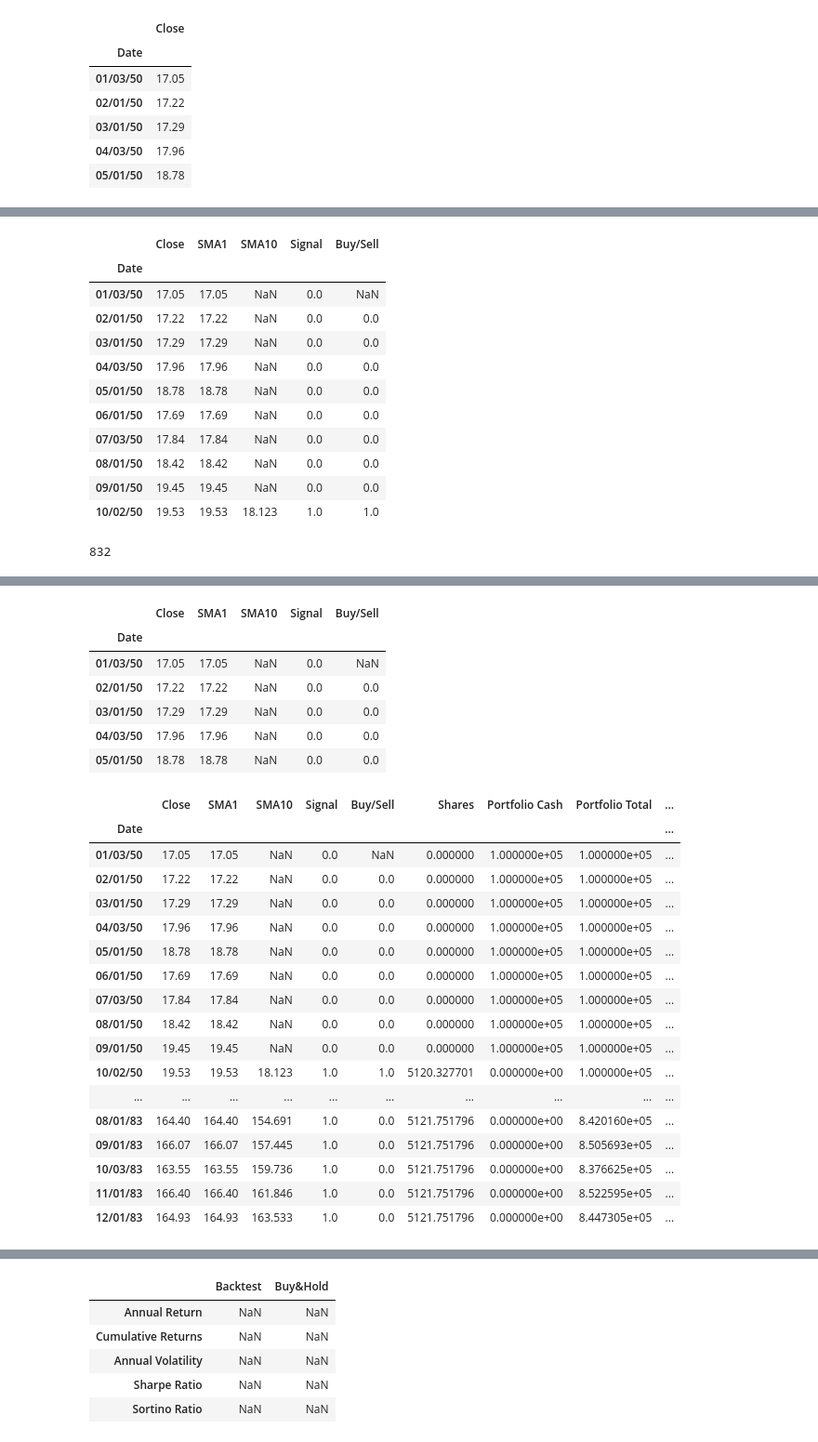
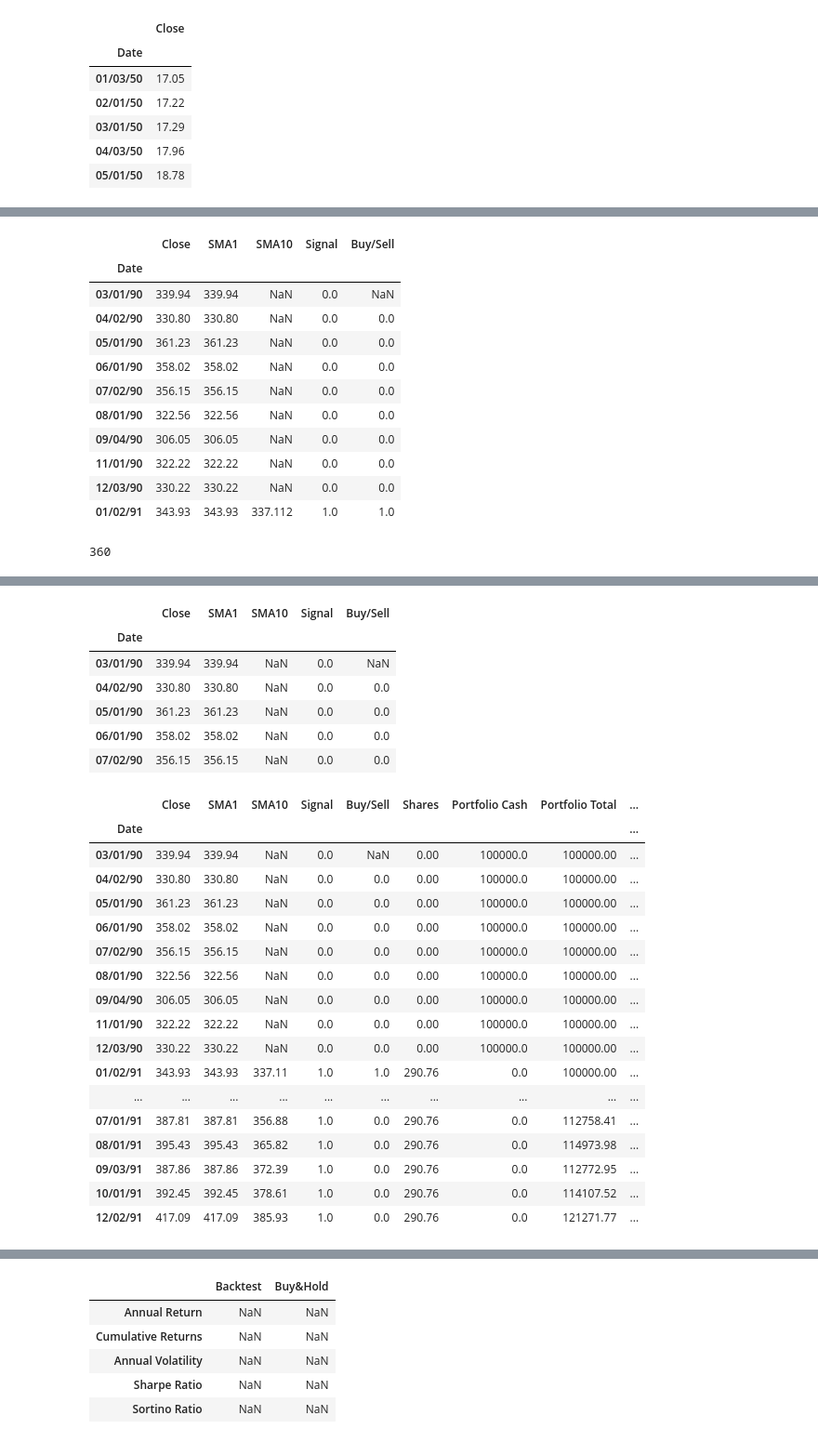
Before and after one commit to Akstiner96/Project_2_dream_team, a Jupyter notebook: chris_final4.ipynb, the cells around one changed output, grey strips where cells are left out. Shown at 93% size. Saved outputs shown, nothing was run; the diff lists cells and outputs as text; code cells hidden in the pictures.

```diff
--- a/chris_final4.ipynb
+++ b/chris_final4.ipynb
@@ -90,3 +100,7 @@ signals_df.head()
 | 03/01/50 | 17.29 |
 | 04/03/50 | 17.96 |
 | 05/01/50 | 18.78 |
+# %%
+#Slice out last 30 years of data
+signals_df = signals_df.iloc[-360:]
+signals_df.head(10)
@@ -120,20 +147,20 @@ signals_df.head(10)
 # %% [output]
 |  | Close | SMA1 | SMA10 | Signal | Buy/Sell |
 | Date |  |  |  |  |  |
-| 01/03/50 | 17.05 | 17.05 | NaN | 0.0 | NaN |
-| 02/01/50 | 17.22 | 17.22 | NaN | 0.0 | 0.0 |
-| 03/01/50 | 17.29 | 17.29 | NaN | 0.0 | 0.0 |
-| 04/03/50 | 17.96 | 17.96 | NaN | 0.0 | 0.0 |
-| 05/01/50 | 18.78 | 18.78 | NaN | 0.0 | 0.0 |
-| 06/01/50 | 17.69 | 17.69 | NaN | 0.0 | 0.0 |
-| 07/03/50 | 17.84 | 17.84 | NaN | 0.0 | 0.0 |
-| 08/01/50 | 18.42 | 18.42 | NaN | 0.0 | 0.0 |
-| 09/01/50 | 19.45 | 19.45 | NaN | 0.0 | 0.0 |
-| 10/02/50 | 19.53 | 19.53 | 18.123 | 1.0 | 1.0 |
+| 03/01/90 | 339.94 | 339.94 | NaN | 0.0 | NaN |
+| 04/02/90 | 330.80 | 330.80 | NaN | 0.0 | 0.0 |
+| 05/01/90 | 361.23 | 361.23 | NaN | 0.0 | 0.0 |
+| 06/01/90 | 358.02 | 358.02 | NaN | 0.0 | 0.0 |
+| 07/02/90 | 356.15 | 356.15 | NaN | 0.0 | 0.0 |
+| 08/01/90 | 322.56 | 322.56 | NaN | 0.0 | 0.0 |
+| 09/04/90 | 306.05 | 306.05 | NaN | 0.0 | 0.0 |
+| 11/01/90 | 322.22 | 322.22 | NaN | 0.0 | 0.0 |
+| 12/03/90 | 330.22 | 330.22 | NaN | 0.0 | 0.0 |
+| 01/02/91 | 343.93 | 343.93 | 337.112 | 1.0 | 1.0 |
 # %%
 len(signals_df)
 # %% [output]
-832
+360
 # %%
 # Visualize exit position relative to close price
 exit = signals_df[signals_df['Buy/Sell'] == -1.0]['Close'].hvplot.scatter(
@@ -182,11 +209,11 @@ signals_df.head()
 # %% [output]
 |  | Close | SMA1 | SMA10 | Signal | Buy/Sell |
 | Date |  |  |  |  |  |
-| 01/03/50 | 17.05 | 17.05 | NaN | 0.0 | NaN |
-| 02/01/50 | 17.22 | 17.22 | NaN | 0.0 | 0.0 |
-| 03/01/50 | 17.29 | 17.29 | NaN | 0.0 | 0.0 |
-| 04/03/50 | 17.96 | 17.96 | NaN | 0.0 | 0.0 |
-| 05/01/50 | 18.78 | 18.78 | NaN | 0.0 | 0.0 |
+| 03/01/90 | 339.94 | 339.94 | NaN | 0.0 | NaN |
+| 04/02/90 | 330.80 | 330.80 | NaN | 0.0 | 0.0 |
+| 05/01/90 | 361.23 | 361.23 | NaN | 0.0 | 0.0 |
+| 06/01/90 | 358.02 | 358.02 | NaN | 0.0 | 0.0 |
+| 07/02/90 | 356.15 | 356.15 | NaN | 0.0 | 0.0 |
 # %%
 
 # Add share and cash columns
@@ -224,54 +251,55 @@ for index, row in signals_df.iterrows():
     # If the signal is sell, update the cash column using cash variable
     else:
 
         row['Buy/Sell'] == 0
         if row['Signal']== 1:
             row['Portfolio Cash'] = 0
             row["Shares"]= shares
         elif row['Signal'] == 0:
             row['Portfolio Cash'] = cash
 
 # Add a Portfolio Total column
 signals_df['Portfolio Total'] = signals_df['Portfolio Cash'] + (signals_df['Shares']*signals_df['Close'])
 
 # Calculate how many shares a buy and hold investor could buy at the start of the comparison. Use end of long window as start.
 buy_and_hold_shares = buy_and_hold_cash/signals_df['Close'].iloc[long_window-1]
 
 # Add a buy and hold total column for comparison, set the first(long window) to 100000 so both portfolios are at 100000 at the
 #end of the long window calculation
 signals_df["Buy&Hold Total"]= buy_and_hold_shares * signals_df['Close']
 signals_df["Buy&Hold Total"][0:long_window-1] = buy_and_hold_cash
 
 # Calculate the portfolio daily returns
-signals_df['Portfolio Daily Returns'] = signals_df['Portfolio Total'].pct_change()
-signals_df['Buy&Hold Daily Returns']= signals_df['Buy&Hold Total'].pct_change()
+signals_df['Portfolio Monthly Returns'] = signals_df['Portfolio Total'].pct_change()
+signals_df['Buy&Hold Monthly Returns']= signals_df['Buy&Hold Total'].pct_change()
 
 # Calculate the cumulative returns
-signals_df['Portfolio Cum Returns'] = (1 + signals_df['Portfolio Daily Returns']).cumprod() - 1
-signals_df['Buy&Hold Cum Returns'] = (1 + signals_df['Buy&Hold Daily Returns']).cumprod() - 1
+signals_df['Portfolio Cum Returns'] = (1 + signals_df['Portfolio Monthly Returns']).cumprod() - 1
+signals_df['Buy&Hold Cum Returns'] = (1 + signals_df['Buy&Hold Monthly Returns']).cumprod() - 1
 
 # Print the DataFrame
 pd.set_option("display.max_rows", None, "display.max_columns", None)
-signals_df.tail(1000)
+signals_df = signals_df.round(2)
+signals_df.head(20)
 # %% [output]
 |  | Close | SMA1 | SMA10 | Signal | Buy/Sell | Shares | Portfolio Cash | Portfolio Total | ... |
 | Date |  |  |  |  |  |  |  |  | ... |
-| 01/03/50 | 17.05 | 17.05 | NaN | 0.0 | NaN | 0.000000 | 1.000000e+05 | 1.000000e+05 | ... |
-| 02/01/50 | 17.22 | 17.22 | NaN | 0.0 | 0.0 | 0.000000 | 1.000000e+05 | 1.000000e+05 | ... |
-| 03/01/50 | 17.29 | 17.29 | NaN | 0.0 | 0.0 | 0.000000 | 1.000000e+05 | 1.000000e+05 | ... |
-| 04/03/50 | 17.96 | 17.96 | NaN | 0.0 | 0.0 | 0.000000 | 1.000000e+05 | 1.000000e+05 | ... |
-| 05/01/50 | 18.78 | 18.78 | NaN | 0.0 | 0.0 | 0.000000 | 1.000000e+05 | 1.000000e+05 | ... |
-| 06/01/50 | 17.69 | 17.69 | NaN | 0.0 | 0.0 | 0.000000 | 1.000000e+05 | 1.000000e+05 | ... |
-| 07/03/50 | 17.84 | 17.84 | NaN | 0.0 | 0.0 | 0.000000 | 1.000000e+05 | 1.000000e+05 | ... |
-| 08/01/50 | 18.42 | 18.42 | NaN | 0.0 | 0.0 | 0.000000 | 1.000000e+05 | 1.000000e+05 | ... |
-| 09/01/50 | 19.45 | 19.45 | NaN | 0.0 | 0.0 | 0.000000 | 1.000000e+05 | 1.000000e+05 | ... |
-| 10/02/50 | 19.53 | 19.53 | 18.123 | 1.0 | 1.0 | 5120.327701 | 0.000000e+00 | 1.000000e+05 | ... |
+| 03/01/90 | 339.94 | 339.94 | NaN | 0.0 | NaN | 0.00 | 100000.0 | 100000.00 | ... |
+| 04/02/90 | 330.80 | 330.80 | NaN | 0.0 | 0.0 | 0.00 | 100000.0 | 100000.00 | ... |
+| 05/01/90 | 361.23 | 361.23 | NaN | 0.0 | 0.0 | 0.00 | 100000.0 | 100000.00 | ... |
+| 06/01/90 | 358.02 | 358.02 | NaN | 0.0 | 0.0 | 0.00 | 100000.0 | 100000.00 | ... |
+| 07/02/90 | 356.15 | 356.15 | NaN | 0.0 | 0.0 | 0.00 | 100000.0 | 100000.00 | ... |
+| 08/01/90 | 322.56 | 322.56 | NaN | 0.0 | 0.0 | 0.00 | 100000.0 | 100000.00 | ... |
+| 09/04/90 | 306.05 | 306.05 | NaN | 0.0 | 0.0 | 0.00 | 100000.0 | 100000.00 | ... |
+| 11/01/90 | 322.22 | 322.22 | NaN | 0.0 | 0.0 | 0.00 | 100000.0 | 100000.00 | ... |
+| 12/03/90 | 330.22 | 330.22 | NaN | 0.0 | 0.0 | 0.00 | 100000.0 | 100000.00 | ... |
+| 01/02/91 | 343.93 | 343.93 | 337.11 | 1.0 | 1.0 | 290.76 | 0.0 | 100000.00 | ... |
 | ... | ... | ... | ... | ... | ... | ... | ... | ... | ... |
-| 08/01/83 | 164.40 | 164.40 | 154.691 | 1.0 | 0.0 | 5121.751796 | 0.000000e+00 | 8.420160e+05 | ... |
-| 09/01/83 | 166.07 | 166.07 | 157.445 | 1.0 | 0.0 | 5121.751796 | 0.000000e+00 | 8.505693e+05 | ... |
-| 10/03/83 | 163.55 | 163.55 | 159.736 | 1.0 | 0.0 | 5121.751796 | 0.000000e+00 | 8.376625e+05 | ... |
-| 11/01/83 | 166.40 | 166.40 | 161.846 | 1.0 | 0.0 | 5121.751796 | 0.000000e+00 | 8.522595e+05 | ... |
-| 12/01/83 | 164.93 | 164.93 | 163.533 | 1.0 | 0.0 | 5121.751796 | 0.000000e+00 | 8.447305e+05 | ... |
+| 07/01/91 | 387.81 | 387.81 | 356.88 | 1.0 | 0.0 | 290.76 | 0.0 | 112758.41 | ... |
+| 08/01/91 | 395.43 | 395.43 | 365.82 | 1.0 | 0.0 | 290.76 | 0.0 | 114973.98 | ... |
+| 09/03/91 | 387.86 | 387.86 | 372.39 | 1.0 | 0.0 | 290.76 | 0.0 | 112772.95 | ... |
+| 10/01/91 | 392.45 | 392.45 | 378.61 | 1.0 | 0.0 | 290.76 | 0.0 | 114107.52 | ... |
+| 12/02/91 | 417.09 | 417.09 | 385.93 | 1.0 | 0.0 | 290.76 | 0.0 | 121271.77 | ... |
 # %%
 # Visualize exit position relative to total portfolio value
 exit = signals_df[signals_df['Buy/Sell'] == -1.0]['Portfolio Total'].hvplot.scatter(
```
Also changed, not shown: parts of 9 cells of this notebook, 9 other files.
